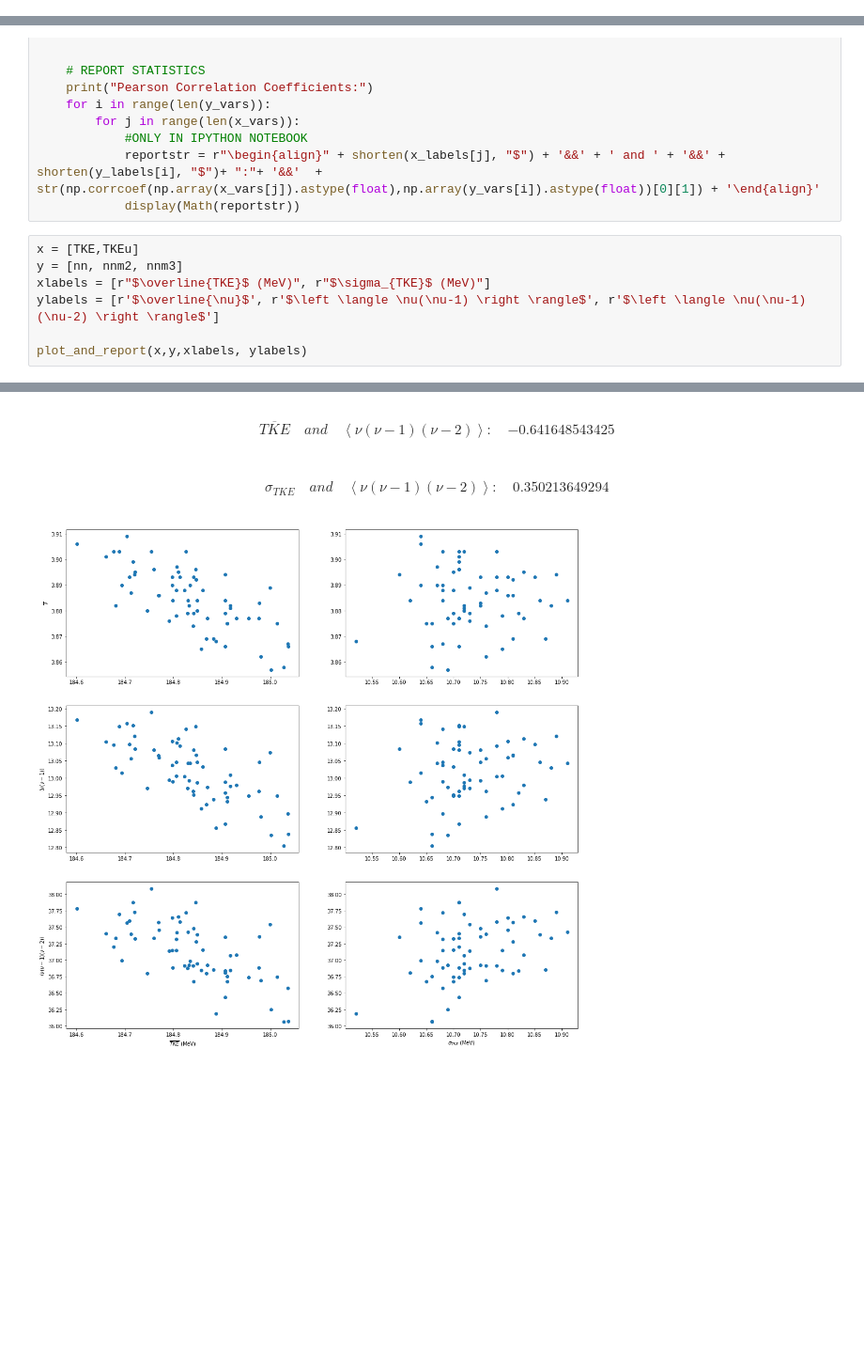
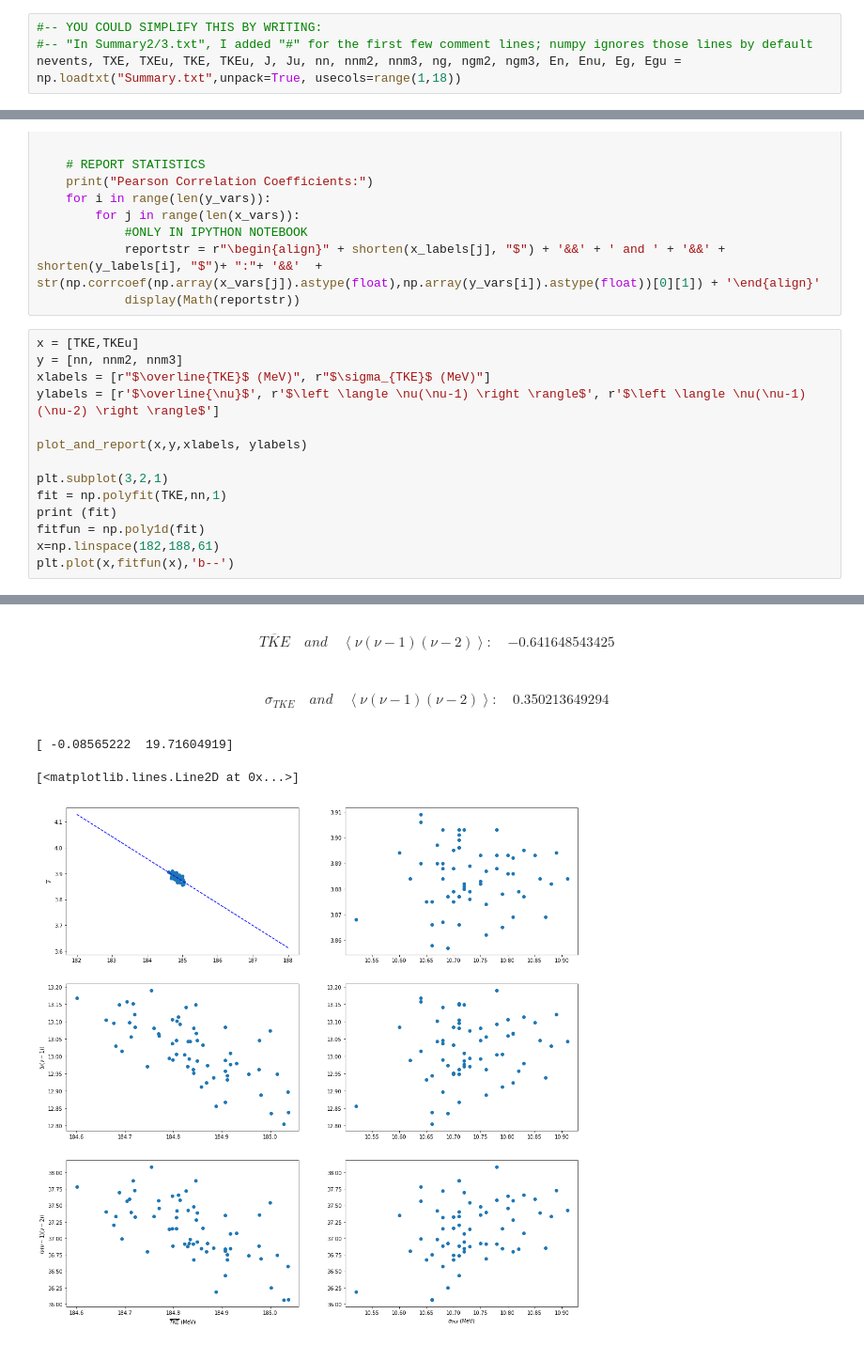
Before and after one commit to austinlc/CGMFAnalysis, a Jupyter notebook: CGMFSummaryFileAnalyzer.ipynb, the cells around one changed output, grey strips where cells are left out. Shown at 94% size. Saved outputs shown, nothing was run; the diff lists cells and outputs as text; blank space fills up the shorter version.

```diff
--- a/CGMFSummaryFileAnalyzer.ipynb
+++ b/CGMFSummaryFileAnalyzer.ipynb
@@ -55,3 +25,7 @@ while True:
+# %%
+#-- YOU COULD SIMPLIFY THIS BY WRITING:
+#-- "In Summary2/3.txt", I added "#" for the first few comment lines; numpy ignores those lines by default
+nevents, TXE, TXEu, TKE, TKEu, J, Ju, nn, nnm2, nnm3, ng, ngm2, ngm3, En, Enu, Eg, Egu = np.loadtxt("Summary.txt",unpack=True, usecols=range(1,18))
 # %%
 def shorten(s, subs):
     i = s.index(subs)
@@ -88,19 +62,28 @@ def plot_and_report(x_vars, y_vars, x_labels, y_labels):
 # %%
 x = [TKE,TKEu]
 y = [nn, nnm2, nnm3]
 xlabels = [r"$\overline{TKE}$ (MeV)", r"$\sigma_{TKE}$ (MeV)"]
 ylabels = [r'$\overline{\nu}$', r'$\left \langle \nu(\nu-1) \right \rangle$', r'$\left \langle \nu(\nu-1)(\nu-2) \right \rangle$']
 
 plot_and_report(x,y,xlabels, ylabels)
+
+plt.subplot(3,2,1)
+fit = np.polyfit(TKE,nn,1)
+print (fit)
+fitfun = np.poly1d(fit)
+x=np.linspace(182,188,61)
+plt.plot(x,fitfun(x),'b--')
 # %% [output]
 Pearson Correlation Coefficients:
 $$\begin{align}\overline{TKE}&& and &&\overline{\nu}:&&-0.717508047517\end{align}$$
 $$\begin{align}\sigma_{TKE}&& and &&\overline{\nu}:&&0.00520632746533\end{align}$$
 $$\begin{align}\overline{TKE}&& and &&\left \langle \nu(\nu-1) \right \rangle:&&-0.700157816545\end{align}$$
 $$\begin{align}\sigma_{TKE}&& and &&\left \langle \nu(\nu-1) \right \rangle:&&0.182637186113\end{align}$$
 $$\begin{align}\overline{TKE}&& and &&\left \langle \nu(\nu-1)(\nu-2) \right \rangle:&&-0.641648543425\end{align}$$
 $$\begin{align}\sigma_{TKE}&& and &&\left \langle \nu(\nu-1)(\nu-2) \right \rangle:&&0.350213649294\end{align}$$
+[ -0.08565222  19.71604919]
+[<matplotlib.lines.Line2D at 0x...>]
-[figure, old version]
+[figure, new version]
 # %%
 # Plot nn vs txe and moments
 
```
Also changed, not shown: parts of 5 cells of this notebook, 1 other file.
